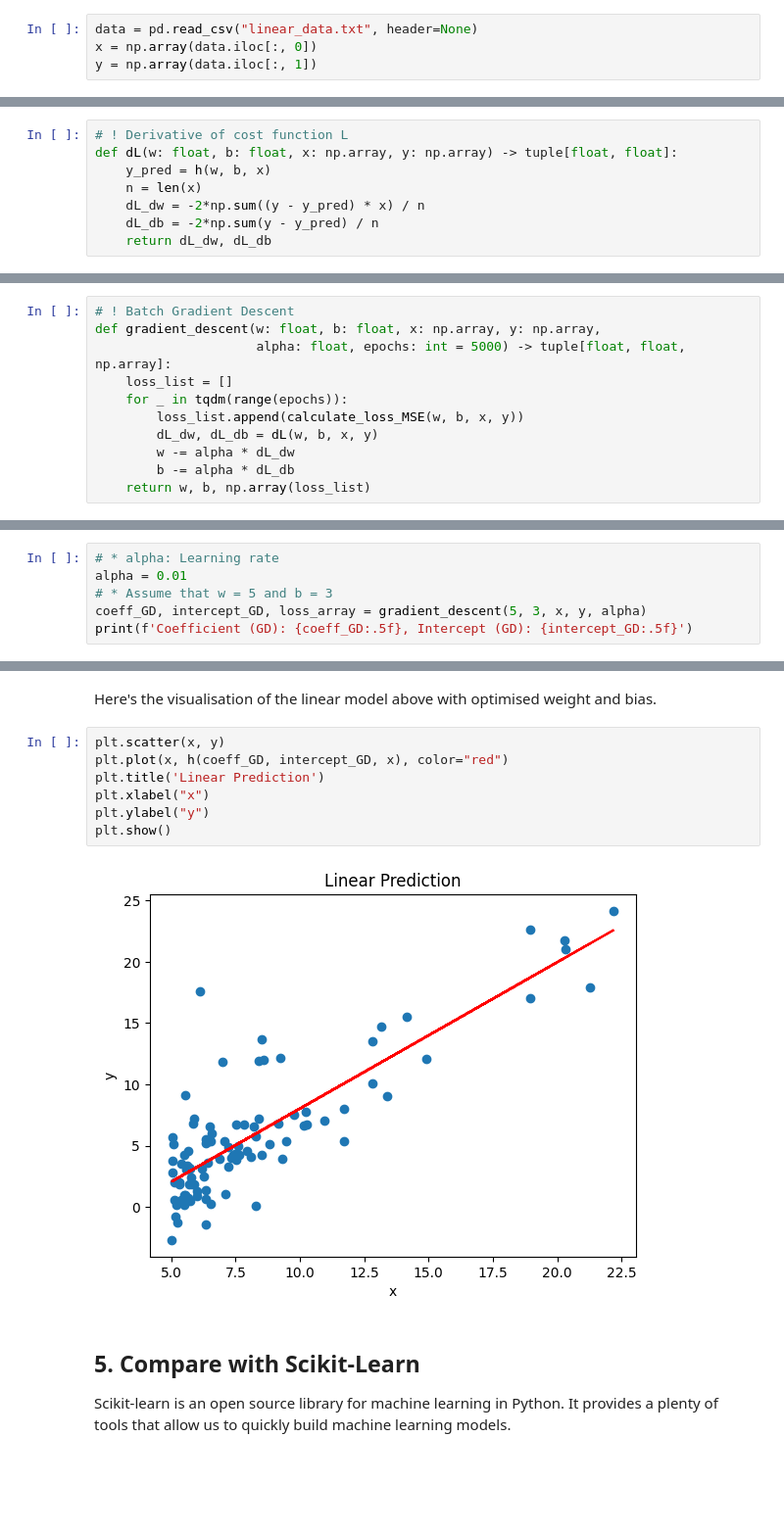
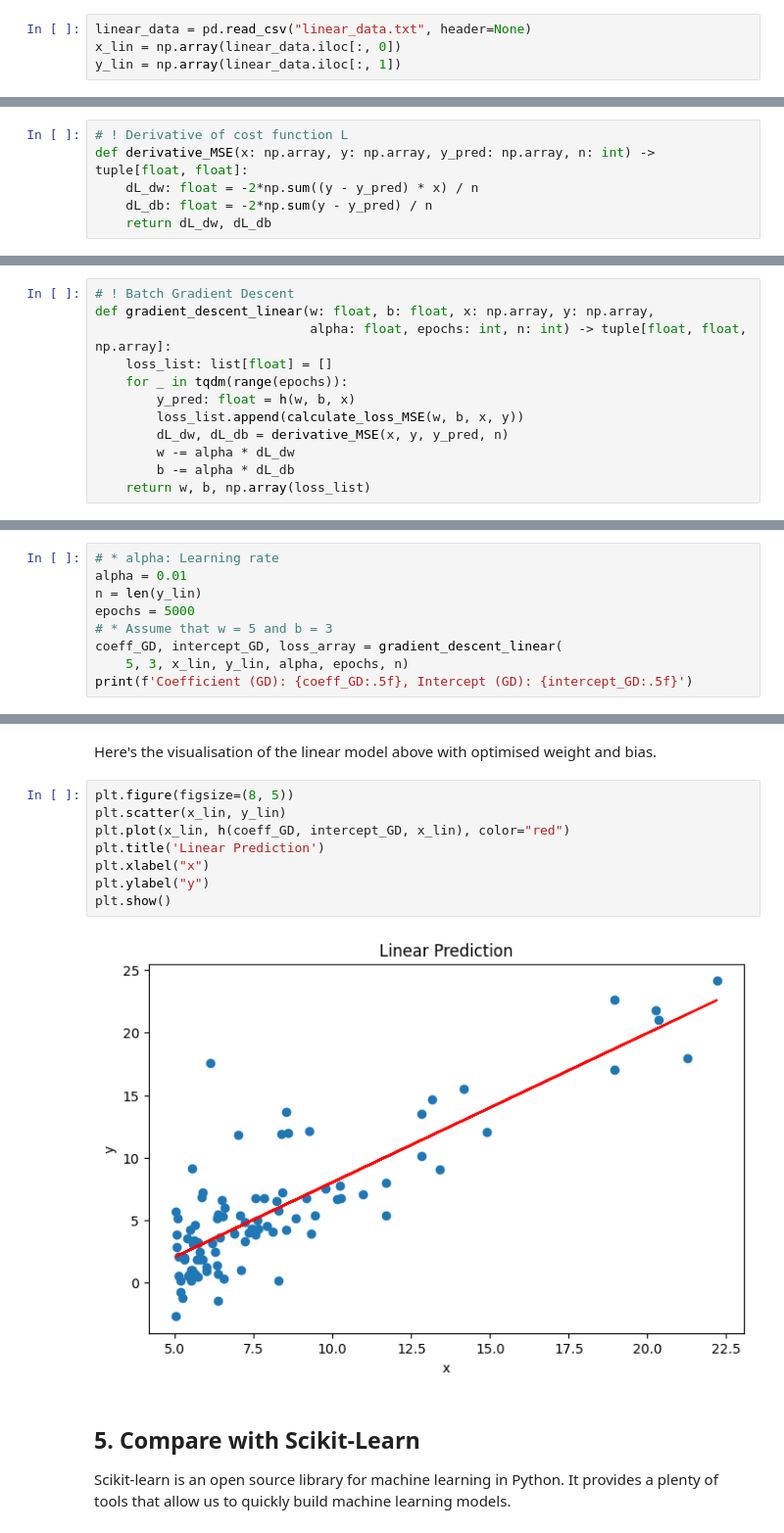
Before and after one commit to tsu76i/DS-playground, a Jupyter notebook: 2. Regression/2.1 Regression From Scratch/2.1_regression_from_scratch.ipynb, the cells around one changed output, grey strips where cells are left out. Shown at 98% size. Saved outputs shown, nothing was run; the diff lists cells and outputs as text; blank space fills up the shorter version.

```diff
--- a/2. Regression/2.1 Regression From Scratch/2.1_regression_from_scratch.ipynb
+++ b/2. Regression/2.1 Regression From Scratch/2.1_regression_from_scratch.ipynb
@@ -21,5 +23,5 @@ from tqdm import tqdm
 # %%
-data = pd.read_csv("linear_data.txt", header=None)
-x = np.array(data.iloc[:, 0])
-y = np.array(data.iloc[:, 1])
+linear_data = pd.read_csv("linear_data.txt", header=None)
+x_lin = np.array(linear_data.iloc[:, 0])
+y_lin = np.array(linear_data.iloc[:, 1])
 # %%
@@ -97,10 +104,8 @@ $$
 # %%
 # ! Derivative of cost function L
-def dL(w: float, b: float, x: np.array, y: np.array) -> tuple[float, float]:
-    y_pred = h(w, b, x)
-    n = len(x)
-    dL_dw = -2*np.sum((y - y_pred) * x) / n
-    dL_db = -2*np.sum(y - y_pred) / n
+def derivative_MSE(x: np.array, y: np.array, y_pred: np.array, n: int) -> tuple[float, float]:
+    dL_dw: float = -2*np.sum((y - y_pred) * x) / n
+    dL_db: float = -2*np.sum(y - y_pred) / n
     return dL_dw, dL_db
 # %% [markdown]
 In each iteration of the gradient descent (epoch), the derivatives aboves are calculated and the hyperparameters $w$ and $b$ are be updated as:
@@ -115,12 +120,13 @@ $$
 where $\alpha$ is called the learning rate, a scaler value that controls the step size of updates during gradient descent.
 # %%
 # ! Batch Gradient Descent
-def gradient_descent(w: float, b: float, x: np.array, y: np.array,
-                     alpha: float, epochs: int = 5000) -> tuple[float, float, np.array]:
-    loss_list = []
+def gradient_descent_linear(w: float, b: float, x: np.array, y: np.array,
+                            alpha: float, epochs: int, n: int) -> tuple[float, float, np.array]:
+    loss_list: list[float] = []
     for _ in tqdm(range(epochs)):
+        y_pred: float = h(w, b, x)
         loss_list.append(calculate_loss_MSE(w, b, x, y))
-        dL_dw, dL_db = dL(w, b, x, y)
+        dL_dw, dL_db = derivative_MSE(x, y, y_pred, n)
         w -= alpha * dL_dw
         b -= alpha * dL_db
     return w, b, np.array(loss_list)
@@ -161,8 +168,11 @@ Let's execute the gradient descent function assuming that $\alpha = 0.01$, $w=5$
 # %%
 # * alpha: Learning rate
 alpha = 0.01
+n = len(y_lin)
+epochs = 5000
 # * Assume that w = 5 and b = 3
-coeff_GD, intercept_GD, loss_array = gradient_descent(5, 3, x, y, alpha)
+coeff_GD, intercept_GD, loss_array = gradient_descent_linear(
+    5, 3, x_lin, y_lin, alpha, epochs, n)
 print(f'Coefficient (GD): {coeff_GD:.5f}, Intercept (GD): {intercept_GD:.5f}')
 # %% [output]
 Coefficient (GD): 1.19303, Intercept (GD): -3.89578
@@ -183,14 +193,15 @@ plt.show()
 # %% [markdown]
 Here's the visualisation of the linear model above with optimised weight and bias.
 # %%
-plt.scatter(x, y)
-plt.plot(x, h(coeff_GD, intercept_GD, x), color="red")
+plt.figure(figsize=(8, 5))
+plt.scatter(x_lin, y_lin)
+plt.plot(x_lin, h(coeff_GD, intercept_GD, x_lin), color="red")
 plt.title('Linear Prediction')
 plt.xlabel("x")
 plt.ylabel("y")
 plt.show()
 # %% [output]
-[figure, old version]
+[figure, new version]
 # %% [markdown]
 ## 5. Compare with Scikit-Learn <a class="anchor" id="content5"></a>
 Scikit-learn is an open source library for machine learning in Python. It provides a plenty of tools that allow us to quickly build machine learning models.
```
Also changed, not shown: parts of 37 cells of this notebook.
